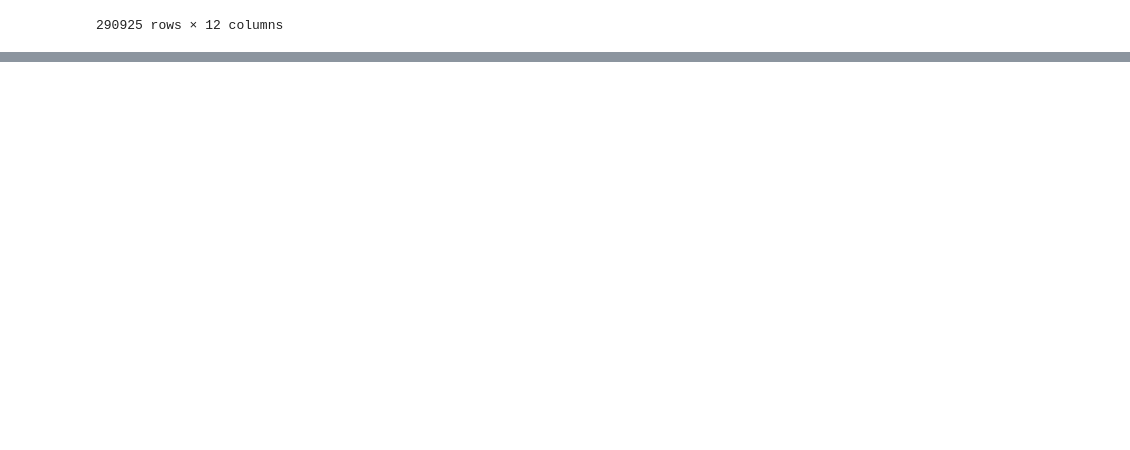
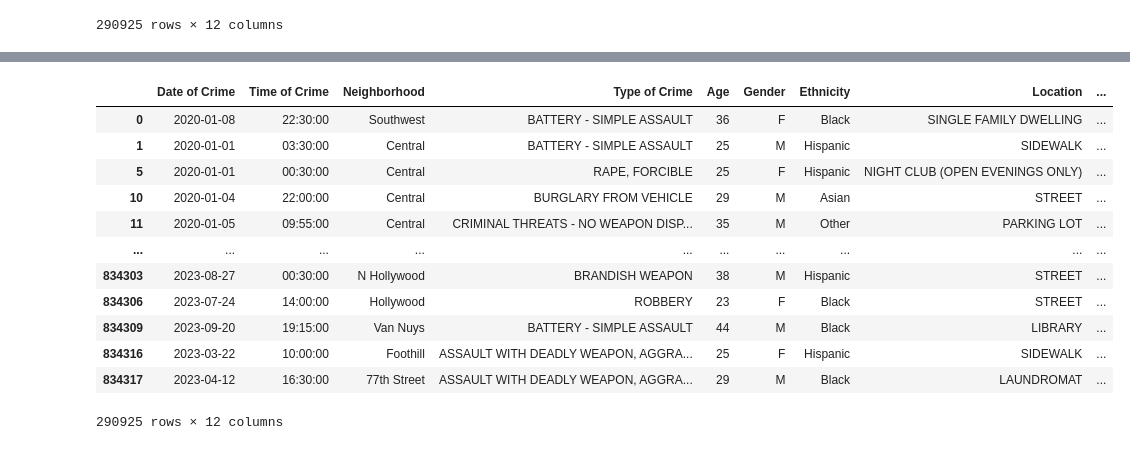
Before and after one commit to JBHinton/Project_1, a Jupyter notebook: jacks_code.ipynb, the cells around one changed output, grey strips where cells are left out. Saved outputs shown, nothing was run; the diff lists cells and outputs as text; code cells hidden in the pictures; blank space fills up the shorter version.

```diff
--- a/jacks_code.ipynb
+++ b/jacks_code.ipynb
@@ -145,3 +137,9 @@ clean_crime_data
 | 834316 | 2023-03-22 | 10:00:00 | Foothill | ASSAULT WITH DEADLY WEAPON, AGGRA... | 25 | F | Hispanic | SIDEWALK | ... |
 | 834317 | 2023-04-12 | 16:30:00 | 77th Street | ASSAULT WITH DEADLY WEAPON, AGGRA... | 29 | M | Black | LAUNDROMAT | ... |
 290925 rows × 12 columns
+# %%
+#changing x and h in gender colum to other.
+clean_crime_data['Gender'] = clean_crime_data['Gender'].replace({
+    'H': 'Other',
+    'X': 'Other'})
+clean_crime_data
@@ -147,0 +176,35 @@ clean_crime_data
+# %%
+#changing random values in Ethnicity column to other.
+clean_crime_data['Ethnicity'] = clean_crime_data['Ethnicity'].replace({
+    'Other Asians': 'Asian',
+    'Others' : 'Other',
+    'K' : 'Other',
+    'C': 'Other',
+    'I': 'Other',
+    'J': 'Other',
+    'V': 'Other',
+    'F': 'Other',
+  'nan': 'Other',
+   'G': 'Other',
+    'U': 'Other',
+     'P': 'Other',
+      'S': 'Other',
+       'Z': 'Other',
+        'D': 'Other',
+        'L' : 'Other',
+    'X': 'Other'})
+clean_crime_data
+# %% [output]
+|  | Date of Crime | Time of Crime | Neighborhood | Type of Crime | Age | Gender | Ethnicity | Location | ... |
+| 0 | 2020-01-08 | 22:30:00 | Southwest | BATTERY - SIMPLE ASSAULT | 36 | F | Black | SINGLE FAMILY DWELLING | ... |
+| 1 | 2020-01-01 | 03:30:00 | Central | BATTERY - SIMPLE ASSAULT | 25 | M | Hispanic | SIDEWALK | ... |
+| 5 | 2020-01-01 | 00:30:00 | Central | RAPE, FORCIBLE | 25 | F | Hispanic | NIGHT CLUB (OPEN EVENINGS ONLY) | ... |
+| 10 | 2020-01-04 | 22:00:00 | Central | BURGLARY FROM VEHICLE | 29 | M | Asian | STREET | ... |
+| 11 | 2020-01-05 | 09:55:00 | Central | CRIMINAL THREATS - NO WEAPON DISP... | 35 | M | Other | PARKING LOT | ... |
+| ... | ... | ... | ... | ... | ... | ... | ... | ... | ... |
+| 834303 | 2023-08-27 | 00:30:00 | N Hollywood | BRANDISH WEAPON | 38 | M | Hispanic | STREET | ... |
+| 834306 | 2023-07-24 | 14:00:00 | Hollywood | ROBBERY | 23 | F | Black | STREET | ... |
+| 834309 | 2023-09-20 | 19:15:00 | Van Nuys | BATTERY - SIMPLE ASSAULT | 44 | M | Black | LIBRARY | ... |
+| 834316 | 2023-03-22 | 10:00:00 | Foothill | ASSAULT WITH DEADLY WEAPON, AGGRA... | 25 | F | Hispanic | SIDEWALK | ... |
+| 834317 | 2023-04-12 | 16:30:00 | 77th Street | ASSAULT WITH DEADLY WEAPON, AGGRA... | 29 | M | Black | LAUNDROMAT | ... |
+290925 rows × 12 columns
```
Also changed, not shown: parts of 8 cells of this notebook.
